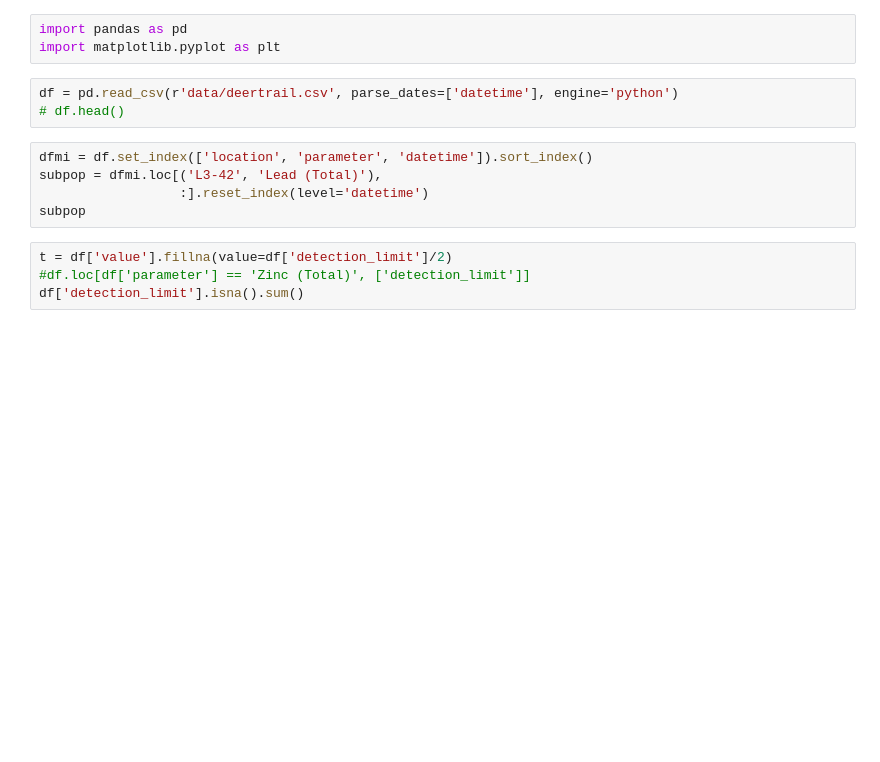
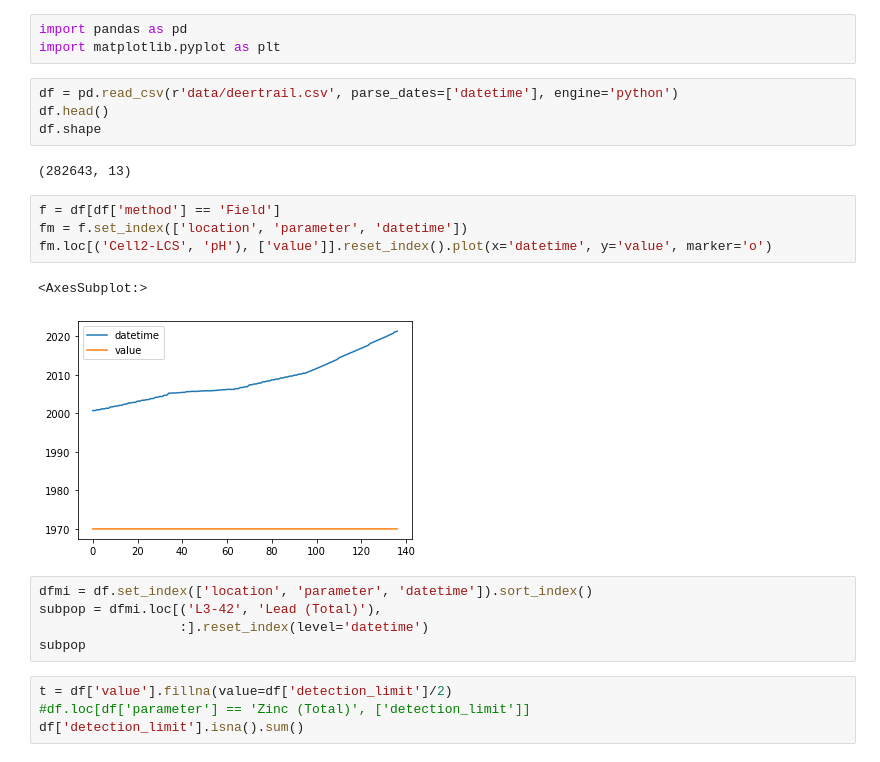
Before and after one commit to leppert-associates/gpmr, a Jupyter notebook: notebook.ipynb, the cells around one changed output. Saved outputs shown, nothing was run; the diff lists cells and outputs as text; blank space fills up the shorter version.

```diff
--- a/notebook.ipynb
+++ b/notebook.ipynb
@@ -3,7 +3,17 @@ import pandas as pd
 import matplotlib.pyplot as plt
 # %%
 df = pd.read_csv(r'data/deertrail.csv', parse_dates=['datetime'], engine='python')
-# df.head()
+df.head()
+df.shape
+# %% [output]
+(282643, 13)
+# %%
+f = df[df['method'] == 'Field']
+fm = f.set_index(['location', 'parameter', 'datetime'])
+fm.loc[('Cell2-LCS', 'pH'), ['value']].reset_index().plot(x='datetime', y='value', marker='o')
+# %% [output]
+<AxesSubplot:>
+[figure, added]
 # %%
 dfmi = df.set_index(['location', 'parameter', 'datetime']).sort_index()
 subpop = dfmi.loc[('L3-42', 'Lead (Total)'),
```
Also changed, not shown: parts of 1 cell of this notebook, 15 other files.
